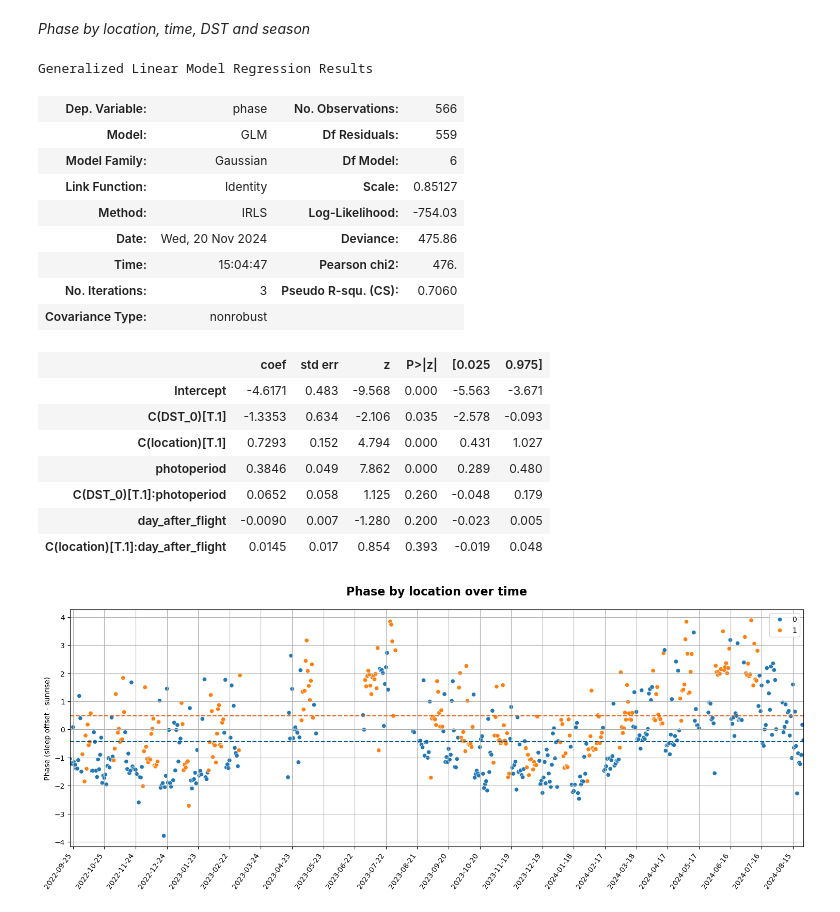
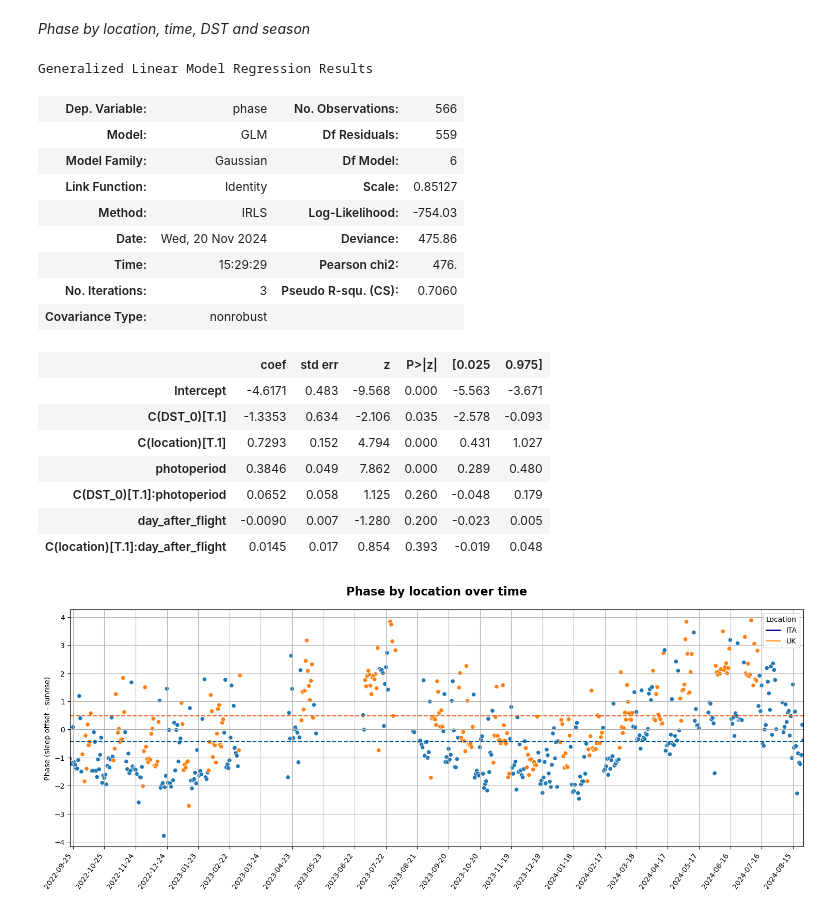
Before and after one commit to Gianluca-cnd/Case_report_uk_VS_ita, a Jupyter notebook: jetlag_UTC.ipynb, the cells around one changed output. Cells and saved outputs as stored; diff of their text form; code cells hidden in the pictures.

```diff
--- a/jetlag_UTC.ipynb
+++ b/jetlag_UTC.ipynb
@@ -914,6 +914,9 @@ _Phase by location, time, DST and season_
 # %%
 # drop the rows with missing values in the columns
 data_phase = df.dropna(subset=['phase', 'location', 'date', 'photoperiod', 'season', 'DST_0'])
+# %%
+# location coded as 0=ITA, 1=UK
+data_phase['location'] = data_phase['location'].map({'ITA': 0, 'UK': 1})
 # %%
 # converting date to numerical values (days since the start of the observation period)
 data_phase['date_numeric'] = (pd.to_datetime(data_phase['date']) - pd.to_datetime(data_phase['date']).min()).dt.days
@@ -930,7 +933,7 @@ Generalized Linear Model Regression Results
 | Link Function: | Identity | Scale: | 0.85127 |
 | Method: | IRLS | Log-Likelihood: | -754.03 |
 | Date: | Wed, 20 Nov 2024 | Deviance: | 475.86 |
-| Time: | 15:04:47 | Pearson chi2: | 476. |
+| Time: | 15:29:29 | Pearson chi2: | 476. |
 | No. Iterations: | 3 | Pseudo R-squ. (CS): | 0.7060 |
 | Covariance Type: | nonrobust |  |  |
 |  | coef | std err | z | P>|z| | [0.025 | 0.975] |
@@ -944,23 +947,24 @@ Generalized Linear Model Regression Results
 # %%
 plt.figure(figsize=(15, 6))
 sns.scatterplot(x='date', y='phase', hue='location', data=data_phase)
 plt.title('Phase by location over time', fontsize=16, fontweight='bold', loc='center', pad=20)
 plt.ylabel('Phase (sleep offset - sunrise)')
 plt.xlabel('')
 plt.legend()
 plt.grid(True)
 plt.xticks(rotation=55, ha='right')
 plt.tight_layout()
 plt.xlim(df['date'].min(), df['date'].max())
 
+plt.legend(title='Location', labels=['ITA', 'UK'], loc='upper right', handles=[plt.Line2D([0], [0], color='darkblue', lw=2), plt.Line2D([0], [0], color='darkorange')])
 # get the current axes then set the x-axis major locator
 # plot.gca()=ax if set ax = plt.gca()
 plt.gca().xaxis.set_major_locator(MultipleLocator(30))
 
 #add the mean of the phase for the two locations
 plt.axhline(df[df['location'] == 'ITA']['phase'].mean(), color='#00589c', linestyle='--', label='ITA mean')
 plt.axhline(df[df['location'] == 'UK']['phase'].mean(), color='#ec611a', linestyle='--', label='UK mean')
 
 plt.show()
 # %% [output]
-[figure, old version]
+[figure, new version]
```
